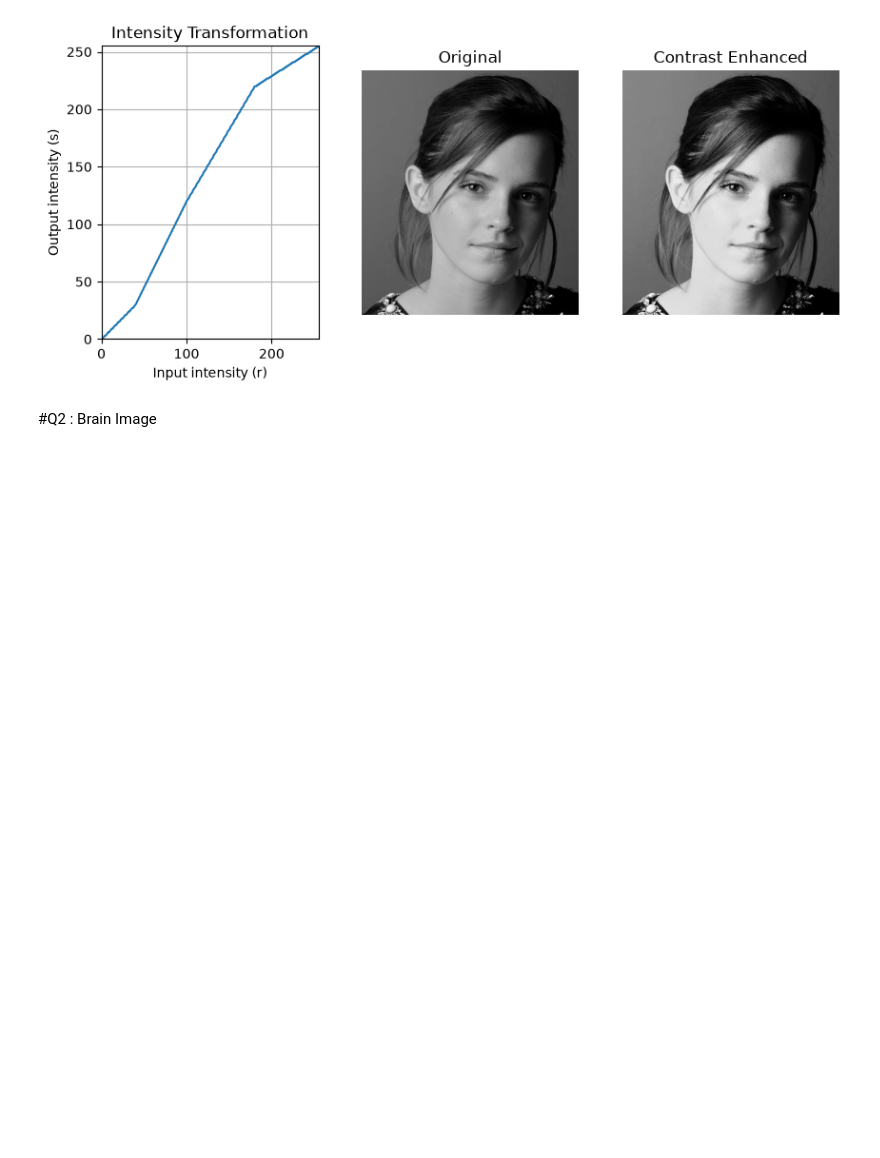
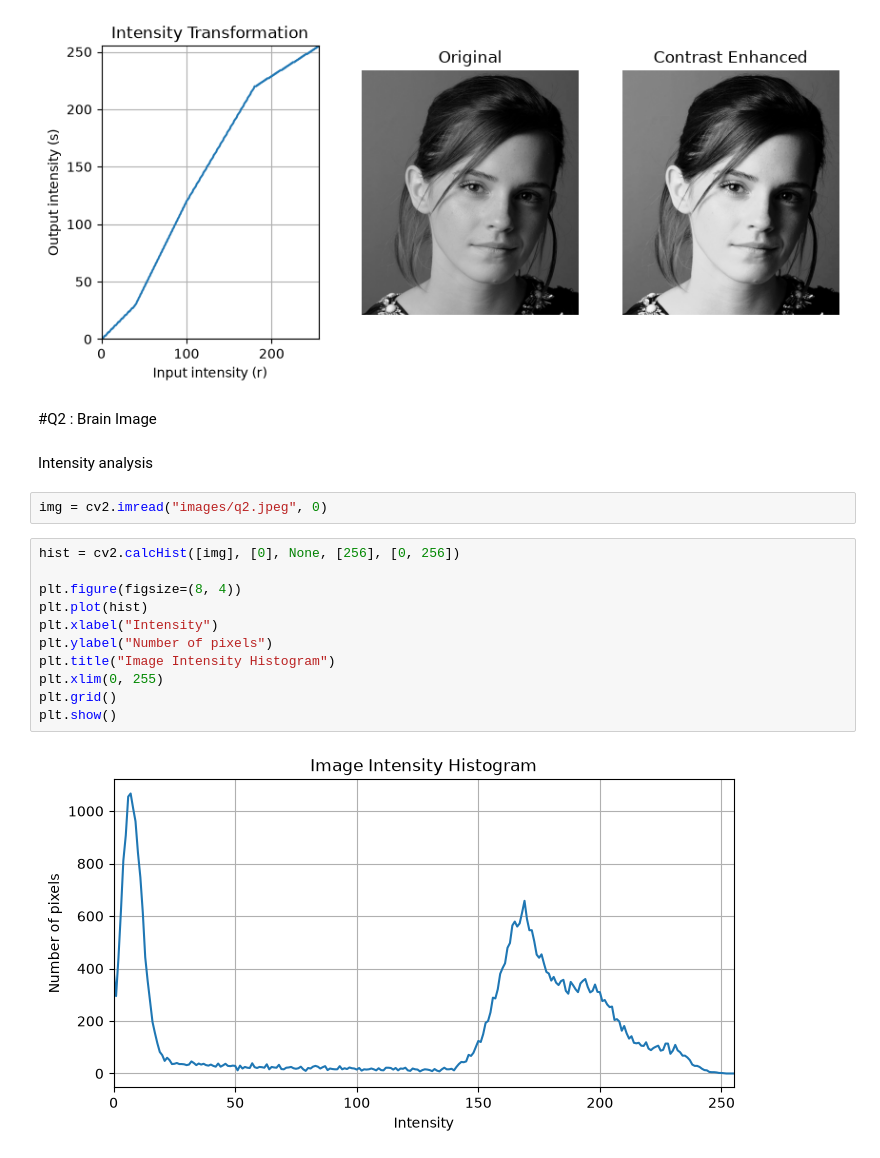
Before and after one commit to rus1ru/EN3160_Assignment_1, a Jupyter notebook: assignment_01.ipynb, the cells around one changed output. Saved outputs shown, nothing was run; the diff lists cells and outputs as text; blank space fills up the shorter version.

```diff
--- a/assignment_01.ipynb
+++ b/assignment_01.ipynb
@@ -83,4 +83,21 @@ plt.show()
 [figure]
 # %% [markdown]
 #Q2 : Brain Image
+# %% [markdown]
+Intensity analysis
+# %%
+img = cv2.imread("images/q2.jpeg", 0)
+# %%
+hist = cv2.calcHist([img], [0], None, [256], [0, 256])
+
+plt.figure(figsize=(8, 4))
+plt.plot(hist)
+plt.xlabel("Intensity")
+plt.ylabel("Number of pixels")
+plt.title("Image Intensity Histogram")
+plt.xlim(0, 255)
+plt.grid()
+plt.show()
+# %% [output]
+[figure, added]
 # %%
```
Also changed, not shown: parts of 4 cells of this notebook.
